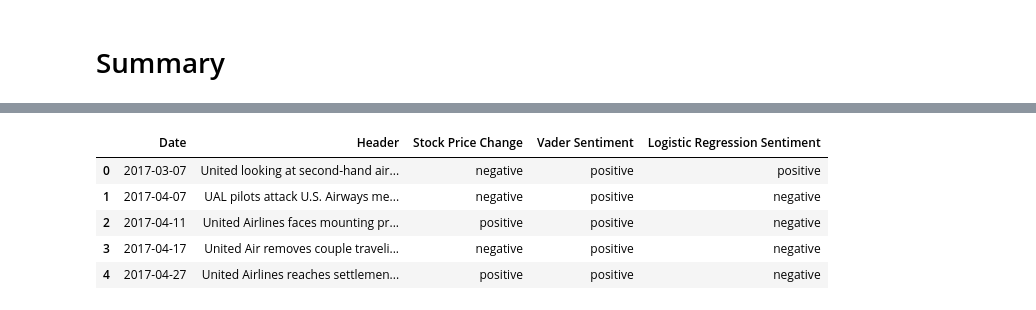
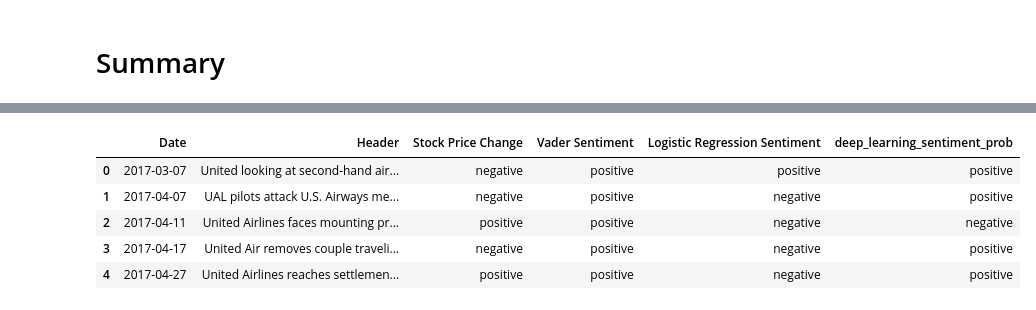
Before and after one commit to anair123/NLP-Final-Project, a Jupyter notebook: NLP Project/United Airlines.ipynb, the cells around one changed output, grey strips where cells are left out. Cells and saved outputs as stored; diff of their text form; code cells hidden in the pictures.

```diff
--- a/NLP Project/United Airlines.ipynb
+++ b/NLP Project/United Airlines.ipynb
@@ -501,6 +520,9 @@ def convert_to_ids(raw_sentences, vocab_dict, pad_to):
     for idx, sentence in enumerate(raw_sentences):
         word_ids = []
         for token in nltk.word_tokenize(sentence):
+
+            if token not in vocab_dict.keys():
+              continue
             try:
                 word_ids.append(vocab_dict[token])
             except:
@@ -653,9 +715,15 @@ for i in range(10):
 x = None
 deep_learning_sentiment_prob = []
 
-for i in df.iloc[:,2]:
-    test = convert_to_ids([i], token_ids, args.seq_len)
-    test = torch.LongTensor(test).to(device)
-    pred = model(test).cpu().detach().numpy()[0]
-    x = softmax(pred)
-    sentiment_prob.append(x[1])
+for i in df.iloc[:,7]:
+
+
+  test = convert_to_ids([i.lower()], token_ids, args.seq_len)
+
+
+  test = torch.LongTensor(test).to(device)
+  pred = model(test).cpu().detach().numpy()[0]
+  print(pred)
+
+  x = softmax(pred)
+  deep_learning_sentiment_prob.append(x[1])
@@ -662,2 +750,2 @@ for i in df.iloc[:,2]:
 # %%
-df['deep_learning_sentiment_prob'] = sentiment_prob
+df['deep_learning_sentiment_prob'] = deep_learning_sentiment_prob
@@ -688,14 +788,15 @@ df.head()
 df['Vader Sentiment'] = df['Vader Sentiment Score'].apply(lambda x: "positive" if x>0 else "negative")
 df['Logistic Regression Sentiment'] = df['sentiment_prob'].apply(lambda x: "positive" if x>0.5 else "negative")
 df['Stock Price Change'] = df['% Change in Stock Price Per Day'].apply(lambda x: "positive" if x>0 else "negative")
+df['deep_learning_sentiment_prob'] = df['deep_learning_sentiment_prob'].apply(lambda x: "positive" if x>0.5 else "negative")
 # %%
-columns = ['Date','Header','Stock Price Change', 'Vader Sentiment', 'Logistic Regression Sentiment']
+columns = ['Date','Header','Stock Price Change', 'Vader Sentiment', 'Logistic Regression Sentiment','deep_learning_sentiment_prob']
 df_summary = df[columns]
 df_summary.head()
 # %% [output]
-|  | Date | Header | Stock Price Change | Vader Sentiment | Logistic Regression Sentiment |
-| 0 | 2017-03-07 | United looking at second-hand air... | negative | positive | positive |
-| 1 | 2017-04-07 | UAL pilots attack U.S. Airways me... | negative | positive | negative |
-| 2 | 2017-04-11 | United Airlines faces mounting pr... | positive | positive | negative |
-| 3 | 2017-04-17 | United Air removes couple traveli... | negative | positive | negative |
-| 4 | 2017-04-27 | United Airlines reaches settlemen... | positive | positive | negative |
+|  | Date | Header | Stock Price Change | Vader Sentiment | Logistic Regression Sentiment | deep_learning_sentiment_prob |
+| 0 | 2017-03-07 | United looking at second-hand air... | negative | positive | positive | positive |
+| 1 | 2017-04-07 | UAL pilots attack U.S. Airways me... | negative | positive | negative | positive |
+| 2 | 2017-04-11 | United Airlines faces mounting pr... | positive | positive | negative | negative |
+| 3 | 2017-04-17 | United Air removes couple traveli... | negative | positive | negative | positive |
+| 4 | 2017-04-27 | United Airlines reaches settlemen... | positive | positive | negative | positive |
```
Also changed, not shown: parts of 16 cells of this notebook.
